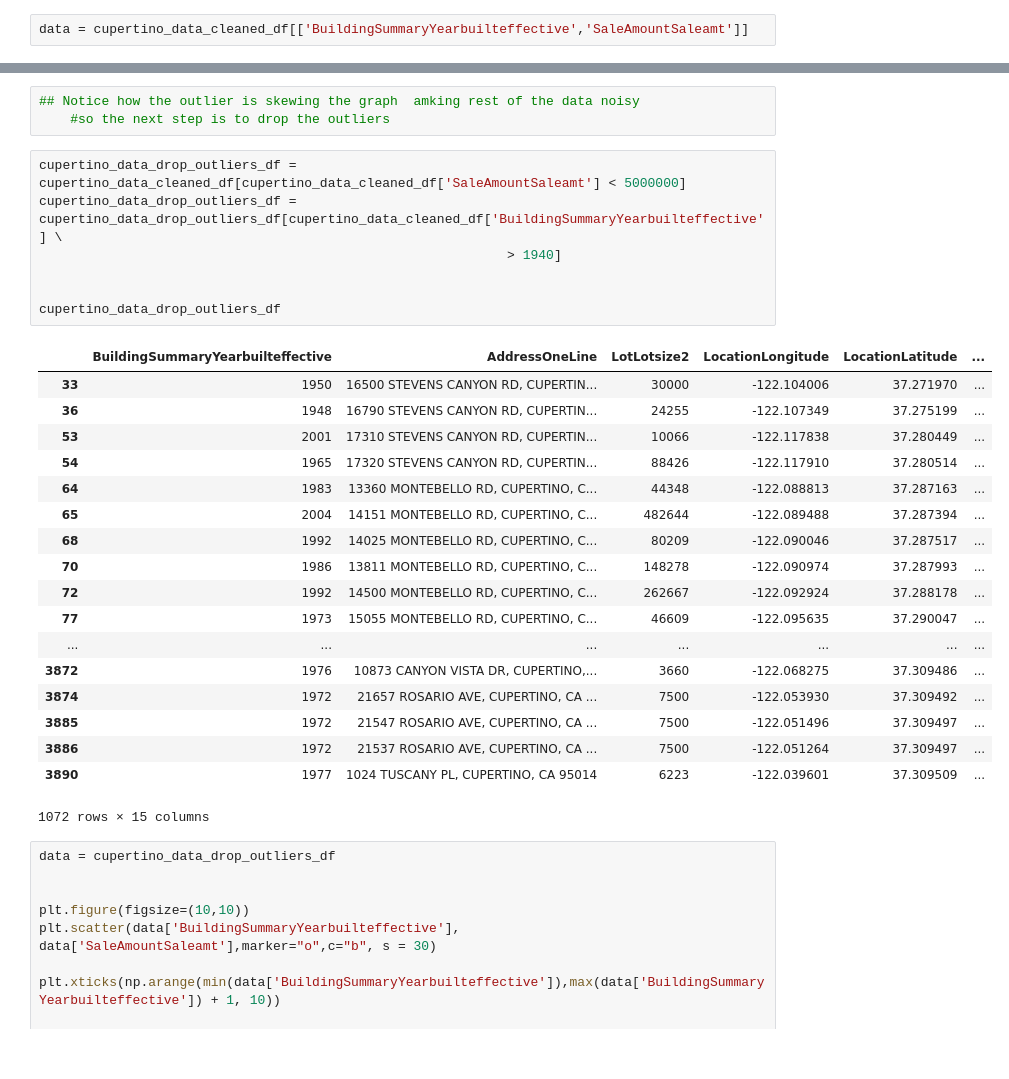
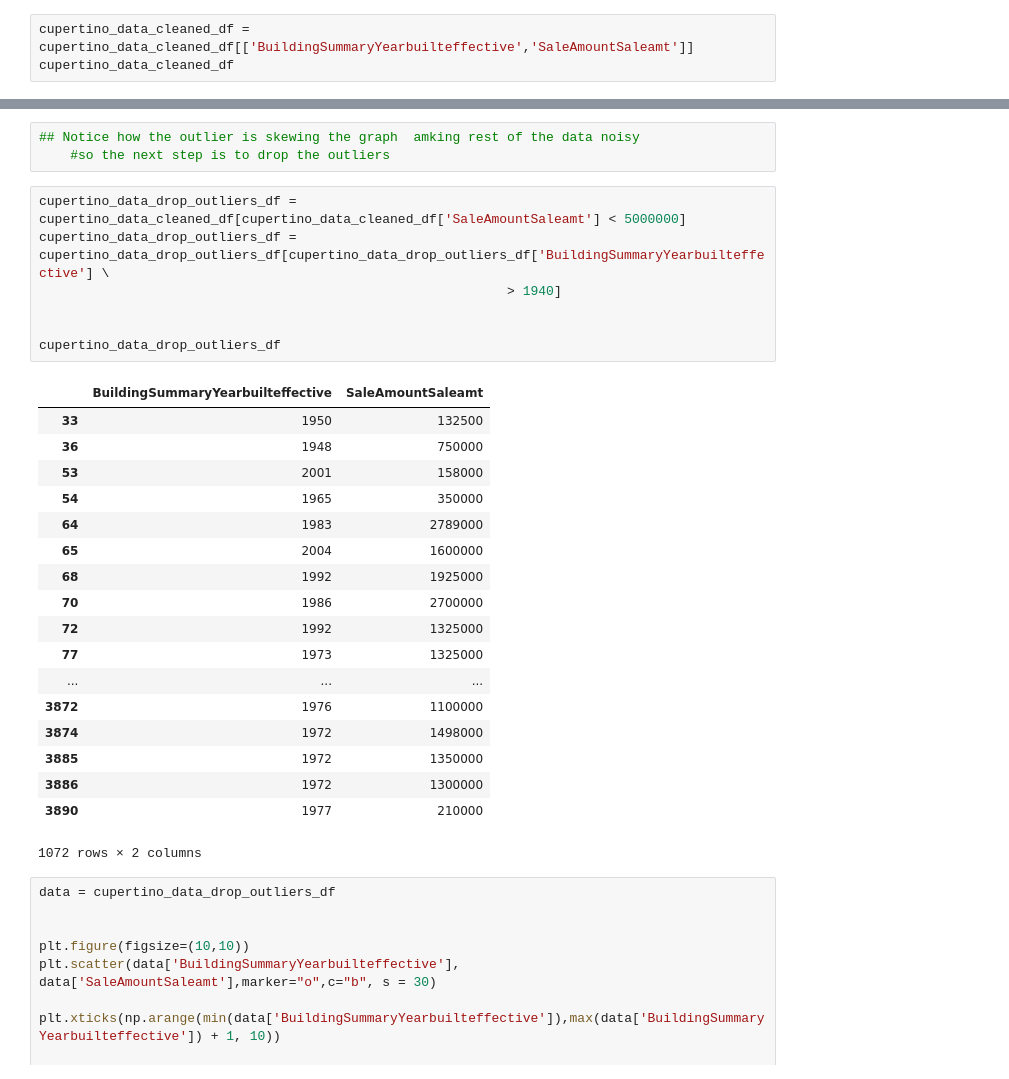
Before and after one commit to MelissaDjohan/Real-Estate-Data-Analysis, a Jupyter notebook: pyconstruction.ipynb, the cells around one changed output, grey strips where cells are left out. Drawn from its saved outputs; the diff is of its cells as text.

```diff
--- a/pyconstruction.ipynb
+++ b/pyconstruction.ipynb
@@ -71,7 +75,8 @@ len(x_axis)
 # %% [output]
 68
 # %%
-data = cupertino_data_cleaned_df[['BuildingSummaryYearbuilteffective','SaleAmountSaleamt']]
+cupertino_data_cleaned_df = cupertino_data_cleaned_df[['BuildingSummaryYearbuilteffective','SaleAmountSaleamt']]
+cupertino_data_cleaned_df
 # %% [output]
 |  | BuildingSummaryYearbuilteffective | SaleAmountSaleamt |
 | 20 | 1940 | 870000 |
@@ -116,30 +123,30 @@ plt.show()
     #so the next step is to drop the outliers
 # %%
 cupertino_data_drop_outliers_df = cupertino_data_cleaned_df[cupertino_data_cleaned_df['SaleAmountSaleamt'] < 5000000]
-cupertino_data_drop_outliers_df = cupertino_data_drop_outliers_df[cupertino_data_cleaned_df['BuildingSummaryYearbuilteffective'] \
+cupertino_data_drop_outliers_df = cupertino_data_drop_outliers_df[cupertino_data_drop_outliers_df['BuildingSummaryYearbuilteffective'] \
                                                             > 1940]
 
 
 cupertino_data_drop_outliers_df
 # %% [output]
-|  | BuildingSummaryYearbuilteffective | AddressOneLine | LotLotsize2 | LocationLongitude | LocationLatitude | ... |
-| 33 | 1950 | 16500 STEVENS CANYON RD, CUPERTIN... | 30000 | -122.104006 | 37.271970 | ... |
-| 36 | 1948 | 16790 STEVENS CANYON RD, CUPERTIN... | 24255 | -122.107349 | 37.275199 | ... |
-| 53 | 2001 | 17310 STEVENS CANYON RD, CUPERTIN... | 10066 | -122.117838 | 37.280449 | ... |
-| 54 | 1965 | 17320 STEVENS CANYON RD, CUPERTIN... | 88426 | -122.117910 | 37.280514 | ... |
-| 64 | 1983 | 13360 MONTEBELLO RD, CUPERTINO, C... | 44348 | -122.088813 | 37.287163 | ... |
-| 65 | 2004 | 14151 MONTEBELLO RD, CUPERTINO, C... | 482644 | -122.089488 | 37.287394 | ... |
-| 68 | 1992 | 14025 MONTEBELLO RD, CUPERTINO, C... | 80209 | -122.090046 | 37.287517 | ... |
-| 70 | 1986 | 13811 MONTEBELLO RD, CUPERTINO, C... | 148278 | -122.090974 | 37.287993 | ... |
-| 72 | 1992 | 14500 MONTEBELLO RD, CUPERTINO, C... | 262667 | -122.092924 | 37.288178 | ... |
-| 77 | 1973 | 15055 MONTEBELLO RD, CUPERTINO, C... | 46609 | -122.095635 | 37.290047 | ... |
-| ... | ... | ... | ... | ... | ... | ... |
-| 3872 | 1976 | 10873 CANYON VISTA DR, CUPERTINO,... | 3660 | -122.068275 | 37.309486 | ... |
-| 3874 | 1972 | 21657 ROSARIO AVE, CUPERTINO, CA ... | 7500 | -122.053930 | 37.309492 | ... |
-| 3885 | 1972 | 21547 ROSARIO AVE, CUPERTINO, CA ... | 7500 | -122.051496 | 37.309497 | ... |
-| 3886 | 1972 | 21537 ROSARIO AVE, CUPERTINO, CA ... | 7500 | -122.051264 | 37.309497 | ... |
-| 3890 | 1977 | 1024 TUSCANY PL, CUPERTINO, CA 95014 | 6223 | -122.039601 | 37.309509 | ... |
+|  | BuildingSummaryYearbuilteffective | SaleAmountSaleamt |
+| 33 | 1950 | 132500 |
+| 36 | 1948 | 750000 |
+| 53 | 2001 | 158000 |
+| 54 | 1965 | 350000 |
+| 64 | 1983 | 2789000 |
+| 65 | 2004 | 1600000 |
+| 68 | 1992 | 1925000 |
+| 70 | 1986 | 2700000 |
+| 72 | 1992 | 1325000 |
+| 77 | 1973 | 1325000 |
+| ... | ... | ... |
+| 3872 | 1976 | 1100000 |
+| 3874 | 1972 | 1498000 |
+| 3885 | 1972 | 1350000 |
+| 3886 | 1972 | 1300000 |
+| 3890 | 1977 | 210000 |
-1072 rows × 15 columns
+1072 rows × 2 columns
 # %%
 data = cupertino_data_drop_outliers_df
 
```
Also changed, not shown: parts of 4 cells of this notebook.
